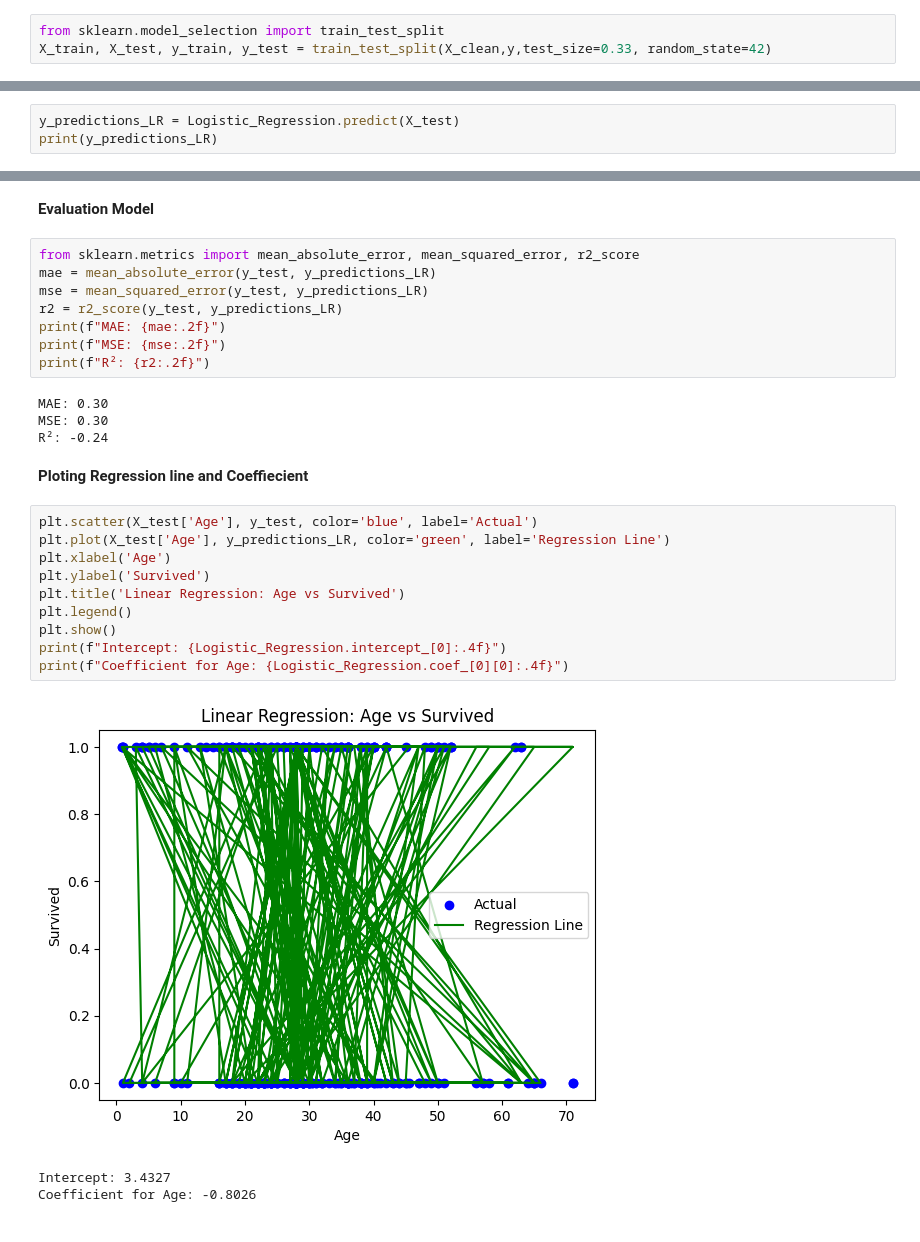
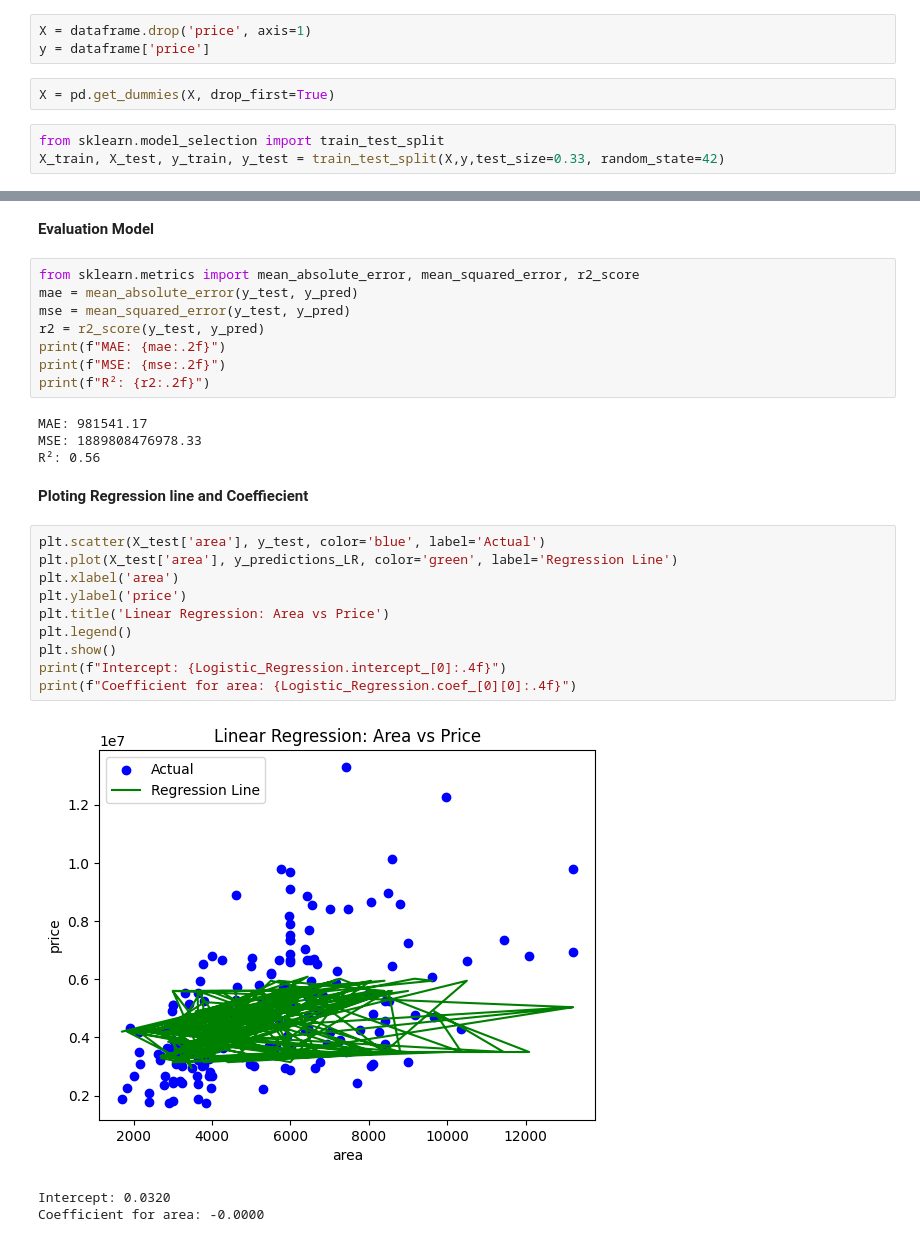
Before and after one commit to leoka90/Chandan-Kumar-Sah, a Jupyter notebook: Task3.ipynb, the cells around one changed output, grey strips where cells are left out. Saved outputs shown, nothing was run; the diff lists cells and outputs as text.

```diff
--- a/Task3.ipynb
+++ b/Task3.ipynb
@@ -200,3 +182,8 @@ y = dataframe['Survived']
+# %%
+X = dataframe.drop('price', axis=1)
+y = dataframe['price']
+# %%
+X = pd.get_dummies(X, drop_first=True)
 # %%
 from sklearn.model_selection import train_test_split
-X_train, X_test, y_train, y_test = train_test_split(X_clean,y,test_size=0.33, random_state=42)
+X_train, X_test, y_train, y_test = train_test_split(X,y,test_size=0.33, random_state=42)
@@ -227,3 +210,0 @@ LogisticRegression()
-# %%
-y_predictions_LR = Logistic_Regression.predict(X_test)
-print(y_predictions_LR)
@@ -263,29 +262,29 @@ weighted avg       0.70      0.70      0.70       295
 **Evaluation Model**
 # %%
 from sklearn.metrics import mean_absolute_error, mean_squared_error, r2_score
-mae = mean_absolute_error(y_test, y_predictions_LR)
-mse = mean_squared_error(y_test, y_predictions_LR)
-r2 = r2_score(y_test, y_predictions_LR)
+mae = mean_absolute_error(y_test, y_pred)
+mse = mean_squared_error(y_test, y_pred)
+r2 = r2_score(y_test, y_pred)
 print(f"MAE: {mae:.2f}")
 print(f"MSE: {mse:.2f}")
 print(f"R²: {r2:.2f}")
 # %% [output]
-MAE: 0.30
-MSE: 0.30
-R²: -0.24
+MAE: 981541.17
+MSE: 1889808476978.33
+R²: 0.56
 # %% [markdown]
 **Ploting Regression line and Coeffiecient**
 # %%
-plt.scatter(X_test['Age'], y_test, color='blue', label='Actual')
-plt.plot(X_test['Age'], y_predictions_LR, color='green', label='Regression Line')
-plt.xlabel('Age')
-plt.ylabel('Survived')
-plt.title('Linear Regression: Age vs Survived')
+plt.scatter(X_test['area'], y_test, color='blue', label='Actual')
+plt.plot(X_test['area'], y_predictions_LR, color='green', label='Regression Line')
+plt.xlabel('area')
+plt.ylabel('price')
+plt.title('Linear Regression: Area vs Price')
 plt.legend()
 plt.show()
 print(f"Intercept: {Logistic_Regression.intercept_[0]:.4f}")
-print(f"Coefficient for Age: {Logistic_Regression.coef_[0][0]:.4f}")
+print(f"Coefficient for area: {Logistic_Regression.coef_[0][0]:.4f}")
 # %% [output]
-[figure, old version]
+[figure, new version]
-Intercept: 3.4327
-Coefficient for Age: -0.8026
+Intercept: 0.0320
+Coefficient for area: -0.0000
```
Also changed, not shown: parts of 25 cells of this notebook.
